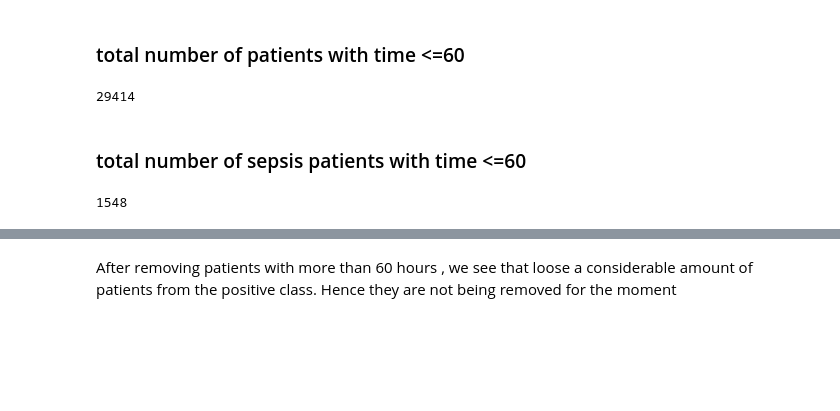
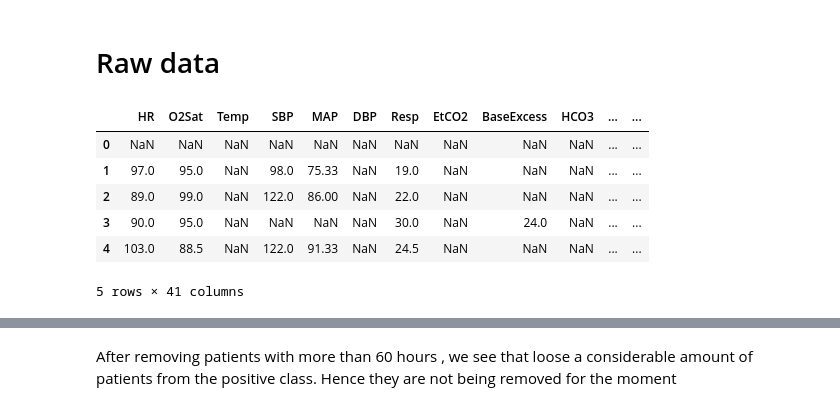
Before and after one commit to SCXsunchenxi/RCE, a Jupyter notebook: sepsis_data/SepsisData_analysis.ipynb, the cells around one changed output, grey strips where cells are left out. Saved outputs shown, nothing was run; the diff lists cells and outputs as text; code cells hidden in the pictures; blank space fills up the shorter version.

```diff
--- a/sepsis_data/SepsisData_analysis.ipynb
+++ b/sepsis_data/SepsisData_analysis.ipynb
@@ -164,18 +10,14 @@ sns.distplot(agg_patient_time, kde=False);
-# %% [markdown]
-### total number of patients with time <=60
-# %%
-temp = train.groupby(['Patient_id'])['SepsisLabel'].count().reset_index()
-sel_pid = np.array(temp[temp['SepsisLabel'] <=60]['Patient_id'])
-patient_train = train[train['Patient_id'].isin(sel_pid)]
-len(patient_train['Patient_id'].unique())
-# %% [output]
-29414
-# %% [markdown]
-### total number of sepsis patients with time <=60
-# %%
-sepsis_train = np.array(patient_train.groupby(['Patient_id']) \
-                          ['SepsisLabel'].sum())
-
-len(sepsis_train[sepsis_train > 0])
-# %% [output]
-1548
+# %% [markdown]
+# Raw data
+# %%
+raw_file='training/training_setA/p000001.psv'
+df=pd.read_csv(raw_file,delimiter='|')
+df.head()
+# %% [output]
+|  | HR | O2Sat | Temp | SBP | MAP | DBP | Resp | EtCO2 | BaseExcess | HCO3 | ... | ... |
+| 0 | NaN | NaN | NaN | NaN | NaN | NaN | NaN | NaN | NaN | NaN | ... | ... |
+| 1 | 97.0 | 95.0 | NaN | 98.0 | 75.33 | NaN | 19.0 | NaN | NaN | NaN | ... | ... |
+| 2 | 89.0 | 99.0 | NaN | 122.0 | 86.00 | NaN | 22.0 | NaN | NaN | NaN | ... | ... |
+| 3 | 90.0 | 95.0 | NaN | NaN | NaN | NaN | 30.0 | NaN | 24.0 | NaN | ... | ... |
+| 4 | 103.0 | 88.5 | NaN | 122.0 | 91.33 | NaN | 24.5 | NaN | NaN | NaN | ... | ... |
+5 rows × 41 columns
```
Also changed, not shown: parts of 44 cells of this notebook, 1 other file.
